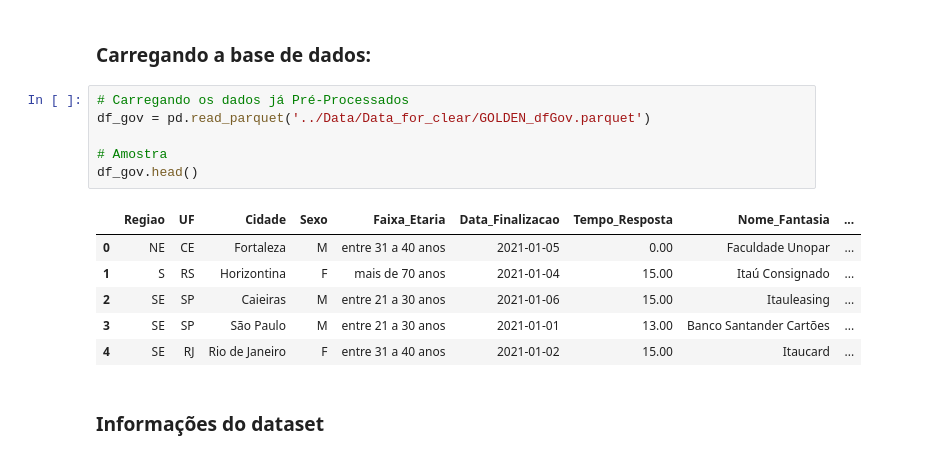
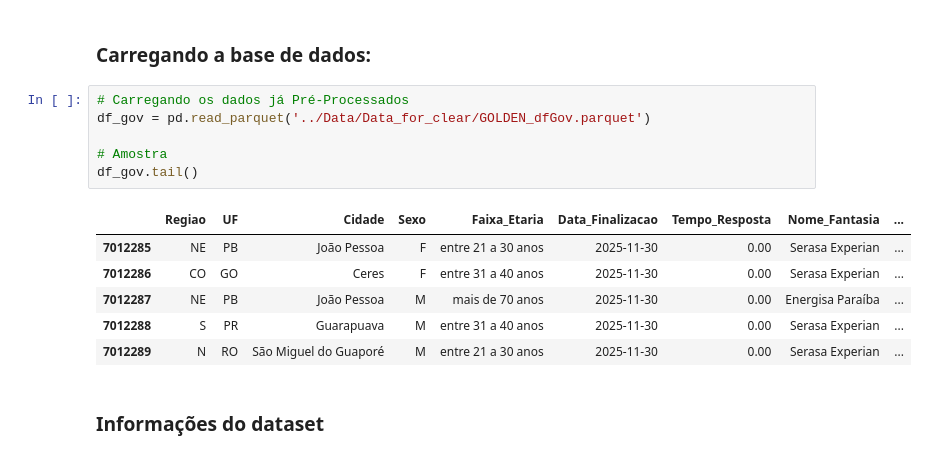
Before and after one commit to Prog-LucasAlves/AED_Consumidor_Gov_Br, a Jupyter notebook: Analysis/consumidor.ipynb, the cells around one changed output. Saved outputs shown, nothing was run; the diff lists cells and outputs as text.

```diff
--- a/Analysis/consumidor.ipynb
+++ b/Analysis/consumidor.ipynb
@@ -35,16 +35,16 @@ pd.set_option('display.float_format', lambda x:'%.2f' % x)
 # %%
 # Carregando os dados já Pré-Processados
 df_gov = pd.read_parquet('../Data/Data_for_clear/GOLDEN_dfGov.parquet')
 
 # Amostra
-df_gov.head()
+df_gov.tail()
 # %% [output]
 |  | Regiao | UF | Cidade | Sexo | Faixa_Etaria | Data_Finalizacao | Tempo_Resposta | Nome_Fantasia | ... |
-| 0 | NE | CE | Fortaleza | M | entre 31 a 40 anos | 2021-01-05 | 0.00 | Faculdade Unopar | ... |
-| 1 | S | RS | Horizontina | F | mais de 70 anos | 2021-01-04 | 15.00 | Itaú Consignado | ... |
-| 2 | SE | SP | Caieiras | M | entre 21 a 30 anos | 2021-01-06 | 15.00 | Itauleasing | ... |
-| 3 | SE | SP | São Paulo | M | entre 21 a 30 anos | 2021-01-01 | 13.00 | Banco Santander Cartões | ... |
-| 4 | SE | RJ | Rio de Janeiro | F | entre 31 a 40 anos | 2021-01-02 | 15.00 | Itaucard | ... |
+| 7012285 | NE | PB | João Pessoa | F | entre 21 a 30 anos | 2025-11-30 | 0.00 | Serasa Experian | ... |
+| 7012286 | CO | GO | Ceres | F | entre 31 a 40 anos | 2025-11-30 | 0.00 | Serasa Experian | ... |
+| 7012287 | NE | PB | João Pessoa | M | mais de 70 anos | 2025-11-30 | 0.00 | Energisa Paraíba | ... |
+| 7012288 | S | PR | Guarapuava | M | entre 31 a 40 anos | 2025-11-30 | 0.00 | Serasa Experian | ... |
+| 7012289 | N | RO | São Miguel do Guaporé | M | entre 21 a 30 anos | 2025-11-30 | 0.00 | Serasa Experian | ... |
 # %% [markdown]
 ### Informações do dataset
 # %%
```
